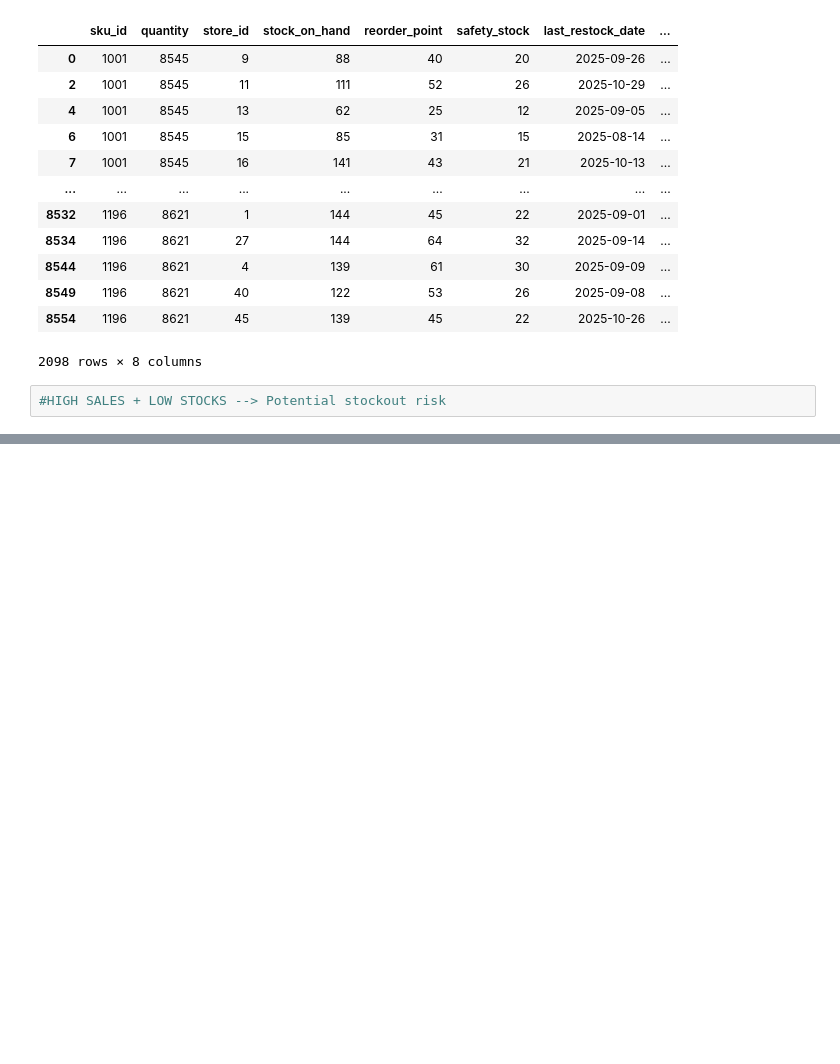
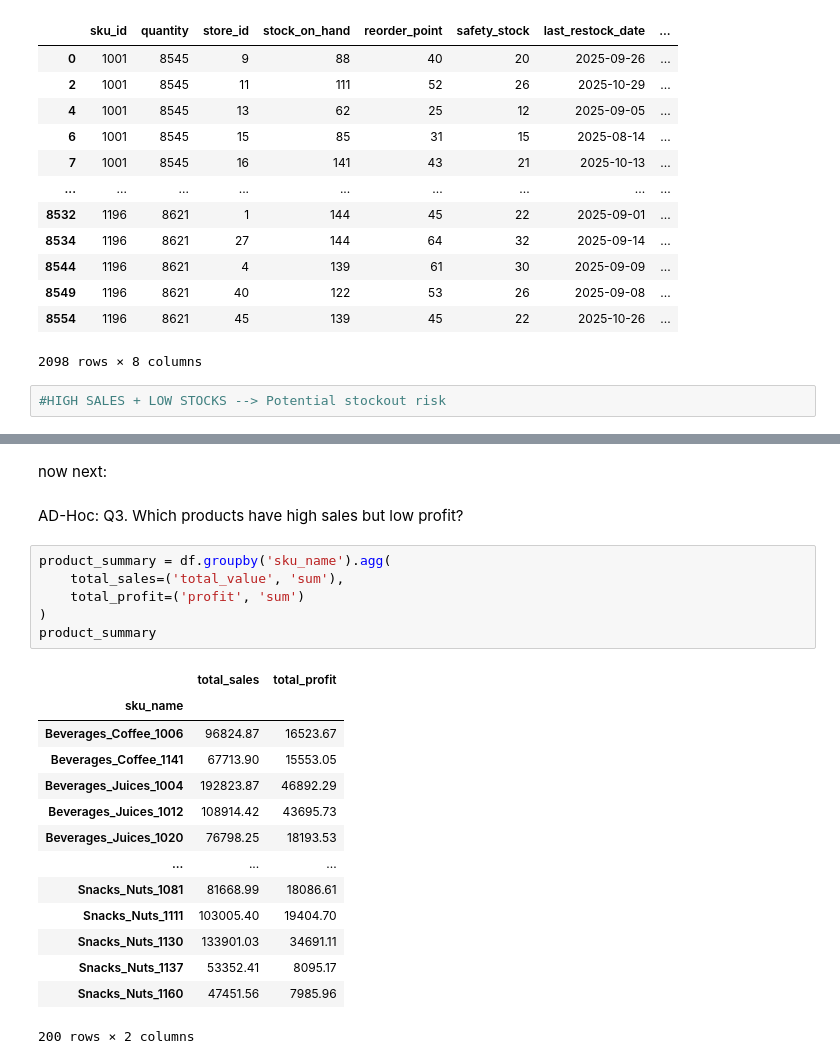
Before and after one commit to priyanshwho/Retail-Analysis, a Jupyter notebook: retail-analysis/Retail.ipynb, the cells around one changed output, grey strips where cells are left out. Saved outputs shown, nothing was run; the diff lists cells and outputs as text; blank space fills up the shorter version.

```diff
--- a/retail-analysis/Retail.ipynb
+++ b/retail-analysis/Retail.ipynb
@@ -690,0 +699,25 @@ high_sales_low_stock
+# %% [markdown]
+now next:
+# %% [markdown]
+AD-Hoc: Q3. Which products have high sales but low profit?
+# %%
+product_summary = df.groupby('sku_name').agg(
+    total_sales=('total_value', 'sum'),
+    total_profit=('profit', 'sum')
+)
+product_summary
+# %% [output]
+|  | total_sales | total_profit |
+| sku_name |  |  |
+| Beverages_Coffee_1006 | 96824.87 | 16523.67 |
+| Beverages_Coffee_1141 | 67713.90 | 15553.05 |
+| Beverages_Juices_1004 | 192823.87 | 46892.29 |
+| Beverages_Juices_1012 | 108914.42 | 43695.73 |
+| Beverages_Juices_1020 | 76798.25 | 18193.53 |
+| ... | ... | ... |
+| Snacks_Nuts_1081 | 81668.99 | 18086.61 |
+| Snacks_Nuts_1111 | 103005.40 | 19404.70 |
+| Snacks_Nuts_1130 | 133901.03 | 34691.11 |
+| Snacks_Nuts_1137 | 53352.41 | 8095.17 |
+| Snacks_Nuts_1160 | 47451.56 | 7985.96 |
+200 rows × 2 columns
```
Also changed, not shown: parts of 3 cells of this notebook.
